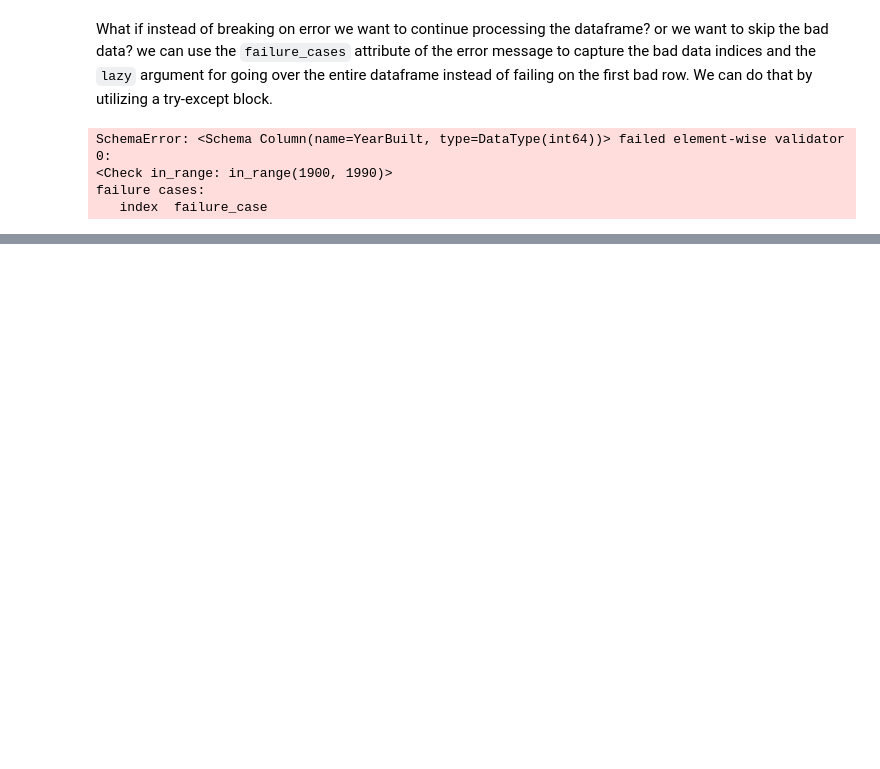
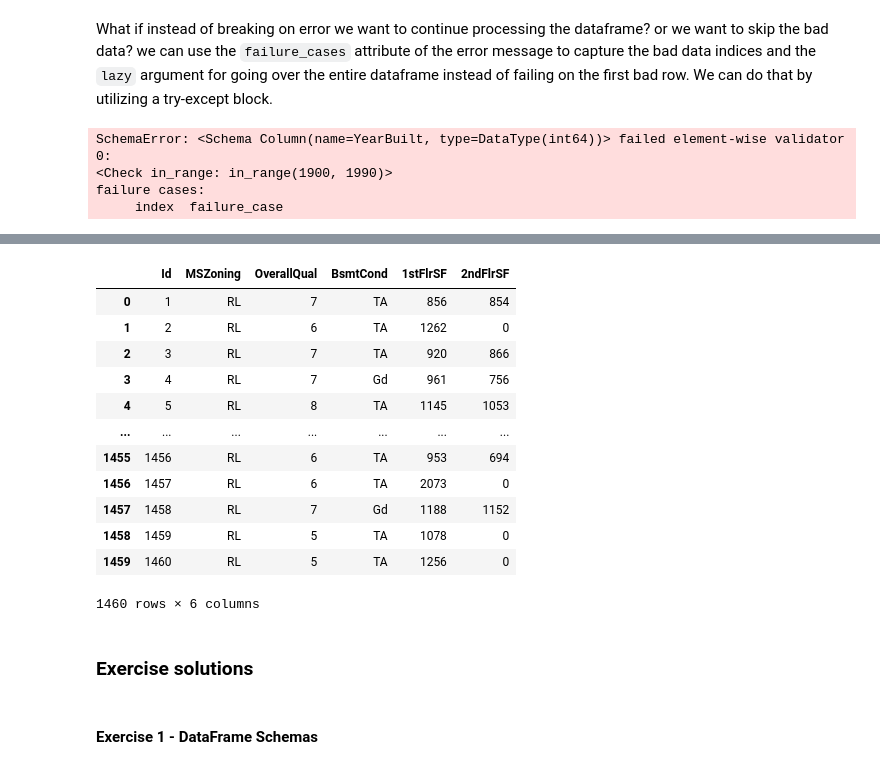
Before and after one commit to NatanMish/data_validation, a Jupyter notebook: notebooks/training_pipeline_data_validation.ipynb, the cells around one changed output, grey strips where cells are left out. Saved outputs shown, nothing was run; the diff lists cells and outputs as text; code cells hidden in the pictures; blank space fills up the shorter version.

```diff
--- a/notebooks/training_pipeline_data_validation.ipynb
+++ b/notebooks/training_pipeline_data_validation.ipynb
@@ -197,0 +346,33 @@ failure cases:
+# %%
+exercise_schema = pa.DataFrameSchema(
+    columns={
+        "Id": <YOUR ANSWER HERE>,
+        "MSZoning": <YOUR ANSWER HERE>,
+        "OverallQual": <YOUR ANSWER HERE>,
+        "BsmtCond": <YOUR ANSWER HERE>,
+        "1stFlrSF": <YOUR ANSWER HERE>,
+        "2ndFlrSF": <YOUR ANSWER HERE>,
+    },
+    strict=<YOUR ANSWER HERE>,
+    checks=<YOUR ANSWER HERE>,
+)
+# %%
+exercise_schema.validate(home_data)
+# %% [output]
+|  | Id | MSZoning | OverallQual | BsmtCond | 1stFlrSF | 2ndFlrSF |
+| 0 | 1 | RL | 7 | TA | 856 | 854 |
+| 1 | 2 | RL | 6 | TA | 1262 | 0 |
+| 2 | 3 | RL | 7 | TA | 920 | 866 |
+| 3 | 4 | RL | 7 | Gd | 961 | 756 |
+| 4 | 5 | RL | 8 | TA | 1145 | 1053 |
+| ... | ... | ... | ... | ... | ... | ... |
+| 1455 | 1456 | RL | 6 | TA | 953 | 694 |
+| 1456 | 1457 | RL | 6 | TA | 2073 | 0 |
+| 1457 | 1458 | RL | 7 | Gd | 1188 | 1152 |
+| 1458 | 1459 | RL | 5 | TA | 1078 | 0 |
+| 1459 | 1460 | RL | 5 | TA | 1256 | 0 |
+1460 rows × 6 columns
+# %% [markdown]
+### Exercise solutions
+# %% [markdown]
+#### Exercise 1 - DataFrame Schemas
```
Also changed, not shown: parts of 29 cells of this notebook.
